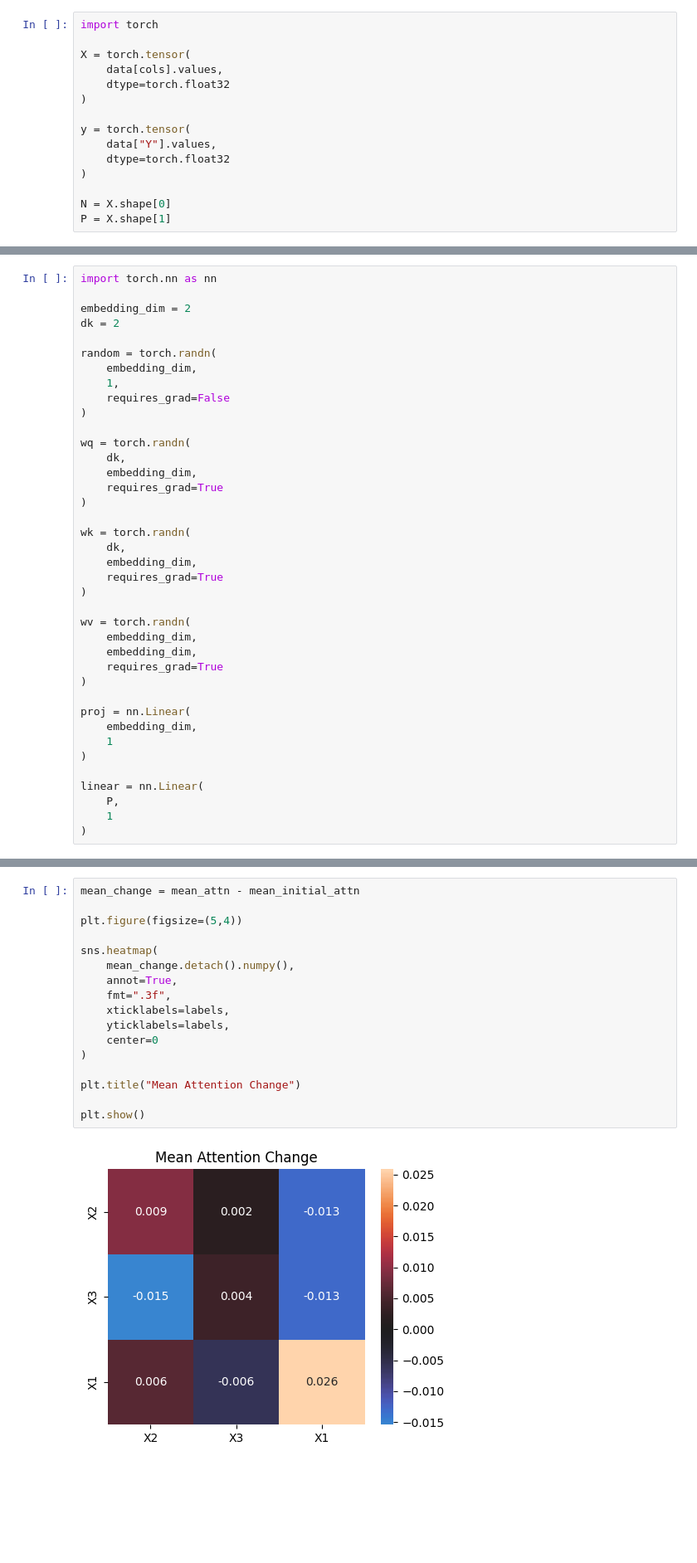
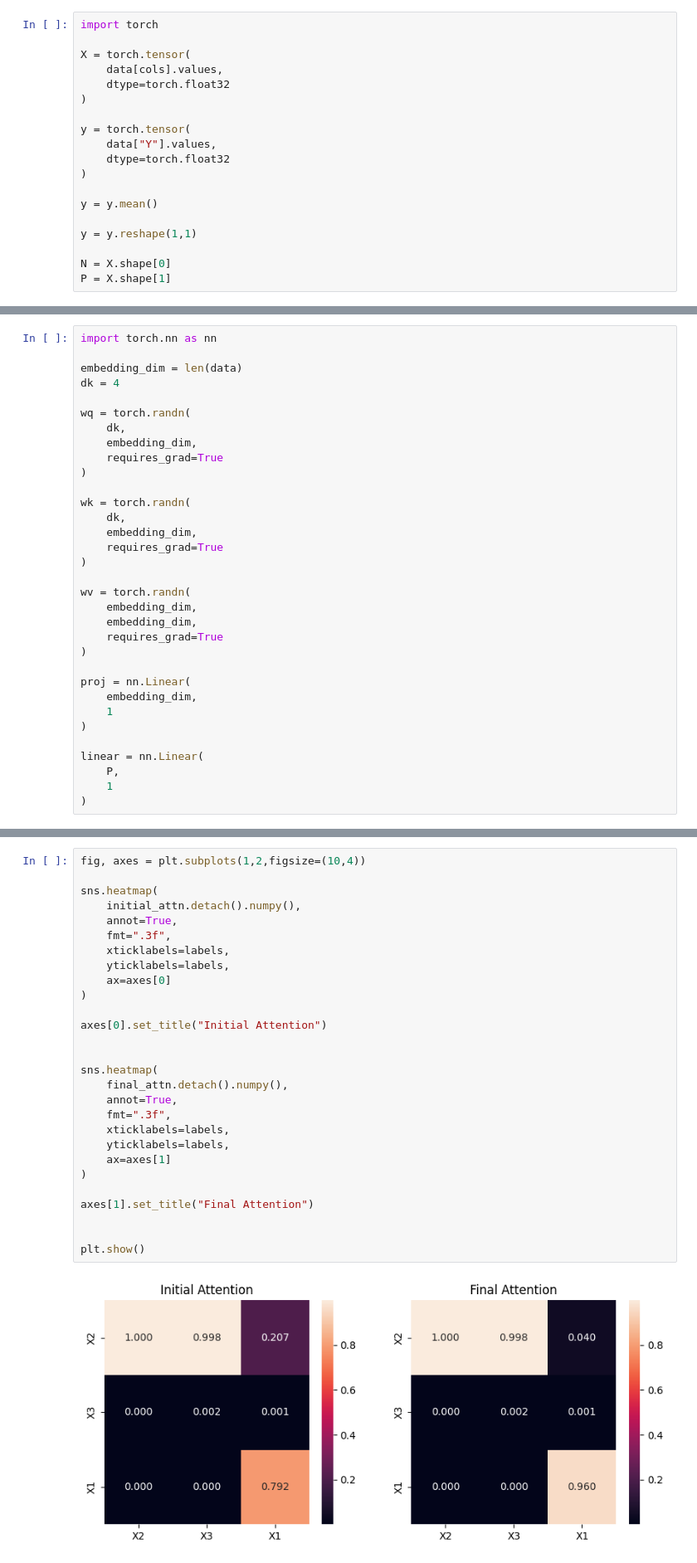
Before and after one commit to Lai-jun-yan/Deep_glm, a Jupyter notebook: still_test/整筆資料跑attention.ipynb, the cells around one changed output, grey strips where cells are left out. Shown at 83% size. Cells and saved outputs as stored; diff of their text form; blank space fills up the shorter version.

```diff
--- a/still_test/整筆資料跑attention.ipynb
+++ b/still_test/整筆資料跑attention.ipynb
@@ -30,5 +45,9 @@ y = torch.tensor(
     dtype=torch.float32
 )
 
+y = y.mean()
+
+y = y.reshape(1,1)
+
 N = X.shape[0]
 P = X.shape[1]
@@ -35,14 +69,8 @@ P = X.shape[1]
 # %%
 import torch.nn as nn
 
-embedding_dim = 2
-dk = 2
-
-random = torch.randn(
-    embedding_dim,
-    1,
-    requires_grad=False
-)
+embedding_dim = len(data)
+dk = 4
 
 wq = torch.randn(
     dk,
@@ -294,19 +290,30 @@ plt.show()
 # %%
-mean_change = mean_attn - mean_initial_attn
-
-plt.figure(figsize=(5,4))
+fig, axes = plt.subplots(1,2,figsize=(10,4))
 
 sns.heatmap(
-    mean_change.detach().numpy(),
+    initial_attn.detach().numpy(),
     annot=True,
     fmt=".3f",
     xticklabels=labels,
     yticklabels=labels,
-    center=0
+    ax=axes[0]
 )
 
-plt.title("Mean Attention Change")
+axes[0].set_title("Initial Attention")
+
+
+sns.heatmap(
+    final_attn.detach().numpy(),
+    annot=True,
+    fmt=".3f",
+    xticklabels=labels,
+    yticklabels=labels,
+    ax=axes[1]
+)
+
+axes[1].set_title("Final Attention")
+
 
 plt.show()
 # %% [output]
-[figure, old version]
+[figure, new version]
```
Also changed, not shown: parts of 8 cells of this notebook.
